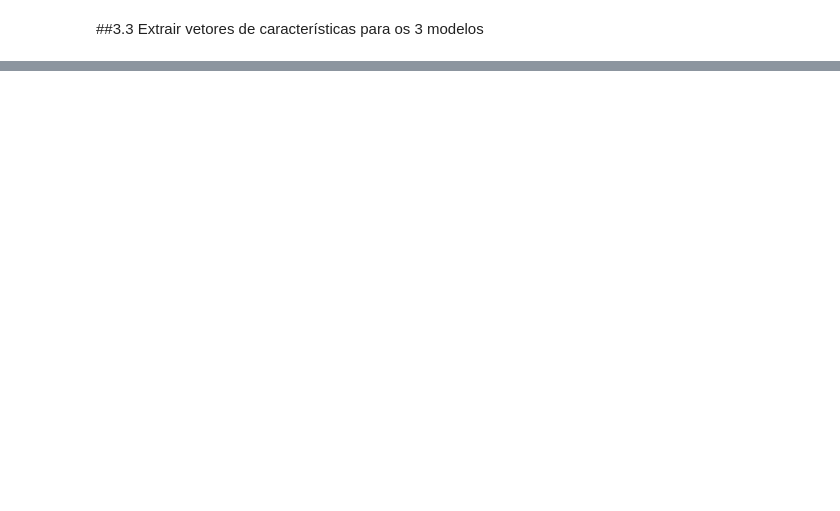
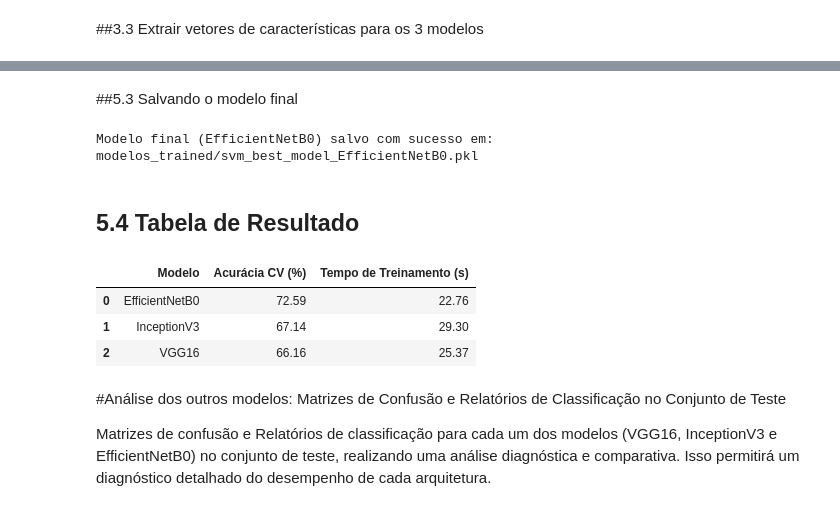
Before and after one commit to joelma78/colab-github-actions, a Jupyter notebook: ML2_Cacau.ipynb, the cells around one changed output, grey strips where cells are left out. Drawn from its saved outputs; the diff is of its cells as text; code cells hidden in the pictures; blank space fills up the shorter version.

```diff
--- a/ML2_Cacau.ipynb
+++ b/ML2_Cacau.ipynb
@@ -1099,0 +451,13 @@ WARNING:absl:No training configuration found in the save file, so the model was
+# %%
+import time
+
+# Treinar usando as features extraídas da EfficientNetB0
+print("Iniciando treinamento do GridSearch para EfficientNetB0...")
+start_time_eff = time.time()
+grid_eff.fit(X_train_eff, y_train)
+end_time_eff = time.time()
+
+# Ver melhores parâmetros e melhor acurácia CV
+print("Melhores parâmetros EfficientNetB0 + SVM:", grid_eff.best_params_)
+print("Melhor acurácia CV:", grid_eff.best_score_)
+print(f"Tempo de treinamento EfficientNetB0: {end_time_eff - start_time_eff:.2f} segundos")
@@ -1099,0 +578,50 @@ WARNING:absl:No training configuration found in the save file, so the model was
+# %% [markdown]
+##5.3 Salvando o modelo final
+# %%
+import joblib, os
+
+os.makedirs("modelos_trained", exist_ok=True)
+model_filename = f"modelos_trained/svm_best_model_{best_model_name}.pkl"
+joblib.dump(best_model, model_filename)
+print(f"\nModelo final ({best_model_name}) salvo com sucesso em: {model_filename}")
+# %% [output]
+Modelo final (EfficientNetB0) salvo com sucesso em: modelos_trained/svm_best_model_EfficientNetB0.pkl
+# %% [markdown]
+## 5.4 Tabela de Resultado
+# %%
+import pandas as pd
+
+# Dicionário com os resultados de CV
+cv_results = {
+    'VGG16': grid_vgg.best_score_,
+    'InceptionV3': grid_incep.best_score_,
+    'EfficientNetB0': grid_eff.best_score_
+}
+
+# Tempos de treinamento
+training_times = {
+    'VGG16': end_time_vgg - start_time_vgg,
+    'InceptionV3': end_time_incep - start_time_incep,
+    'EfficientNetB0': end_time_eff - start_time_eff
+}
+
+# Criar DataFrame para a tabela comparativa
+df_results = pd.DataFrame({
+    'Modelo': list(cv_results.keys()),
+    'Acurácia CV (%)': [round(score * 100, 2) for score in cv_results.values()],
+    'Tempo de Treinamento (s)': [round(time, 2) for time in training_times.values()]
+})
+
+# Ordenar pelo melhor resultado de acurácia CV
+df_results = df_results.sort_values(by='Acurácia CV (%)', ascending=False).reset_index(drop=True)
+
+display(df_results)
+# %% [output]
+|  | Modelo | Acurácia CV (%) | Tempo de Treinamento (s) |
+| 0 | EfficientNetB0 | 72.59 | 22.76 |
+| 1 | InceptionV3 | 67.14 | 29.30 |
+| 2 | VGG16 | 66.16 | 25.37 |
+# %% [markdown]
+#Análise dos outros modelos:  Matrizes de Confusão e Relatórios de Classificação no Conjunto de Teste
+
+Matrizes de confusão e Relatórios de classificação para cada um dos modelos (VGG16, InceptionV3 e EfficientNetB0) no conjunto de teste, realizando uma análise diagnóstica e comparativa. Isso permitirá um diagnóstico detalhado do desempenho de cada arquitetura.
```
Also changed, not shown: parts of 82 cells of this notebook.
